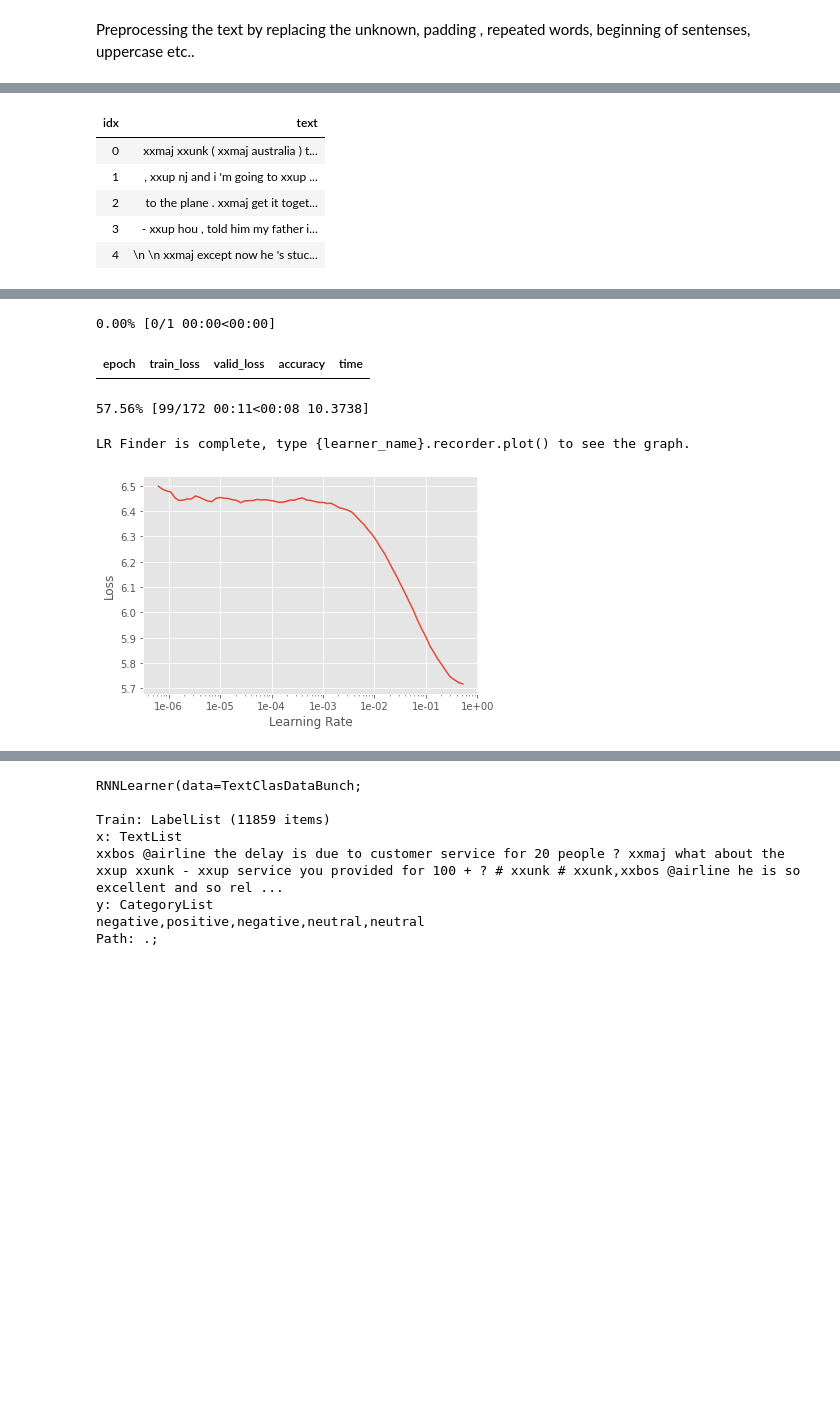
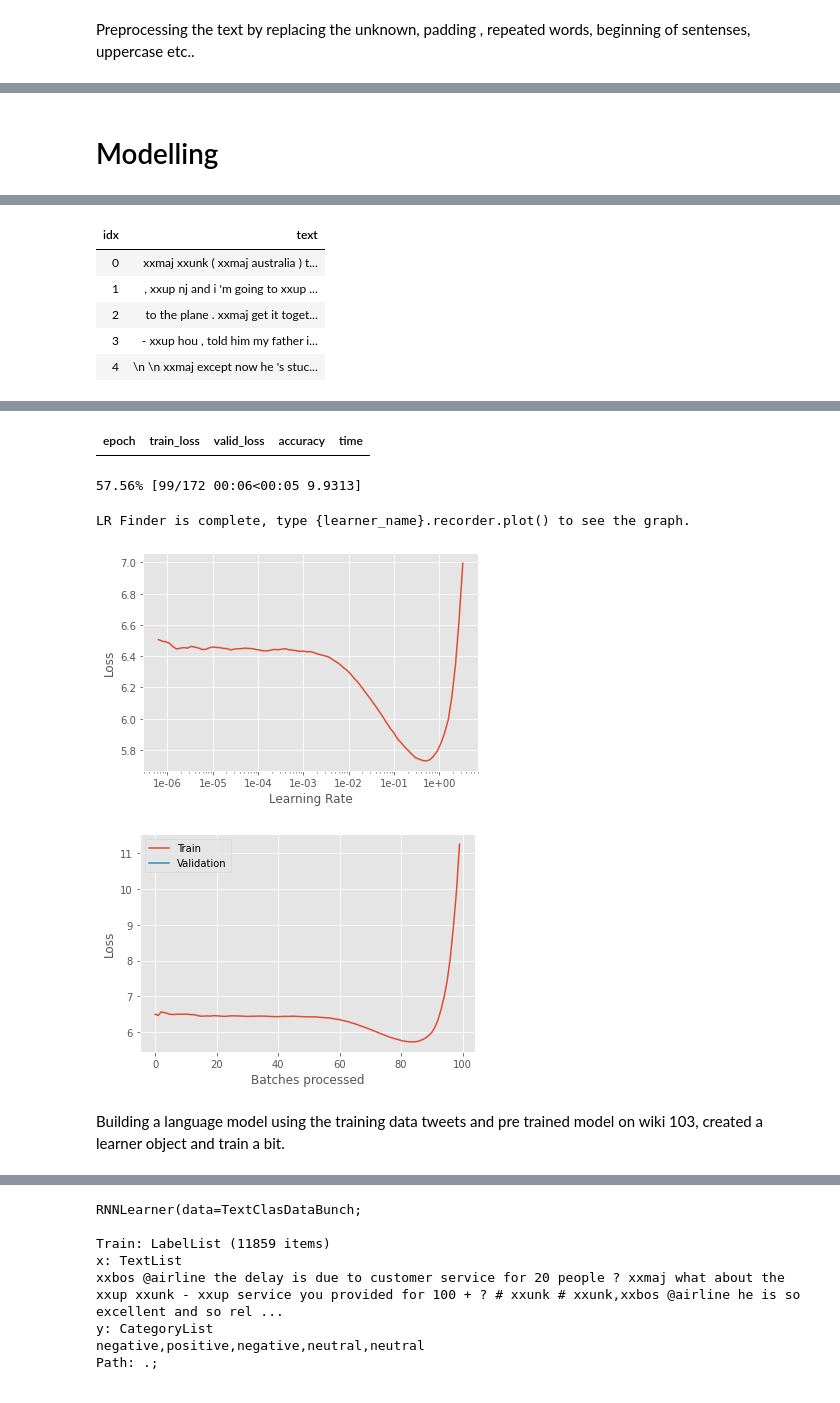
Before and after one commit to Phrmth/New, a Jupyter notebook: Submission_of_Twitter_Airline_ULMFiT.ipynb, the cells around one changed output, grey strips where cells are left out. Drawn from its saved outputs; the diff is of its cells as text; code cells hidden in the pictures; blank space fills up the shorter version.

```diff
--- a/Submission_of_Twitter_Airline_ULMFiT.ipynb
+++ b/Submission_of_Twitter_Airline_ULMFiT.ipynb
@@ -161,3 +170,5 @@ xxbos @airline we have . xxmaj twice . xxmaj they said they ca n't xxunk those l
+# %% [markdown]
+# Modelling
 # %%
 # Modelling with text only data for the Language Model
 bs = 24
@@ -175,9 +186,11 @@ data_lm.show_batch()
 
 learn = language_model_learner(data_lm, AWD_LSTM, drop_mult=0.3)
 
+
 learn.lr_find()
 
-learn.recorder.plot(skip_end=15)
+learn.recorder.plot()
+learn.recorder.plot_losses()
 # %% [output]
 [interactive output not drawn]
 [interactive output not drawn]
@@ -192,8 +204,10 @@ Downloading https://s3.amazonaws.com/fast-ai-modelzoo/wt103-fwd
+| epoch | train_loss | valid_loss | accuracy | time |
-0.00% [0/1 00:00<00:00]
+57.56% [99/172 00:06<00:05 9.9313]
-| epoch | train_loss | valid_loss | accuracy | time |
-57.56% [99/172 00:11<00:08 10.3738]
+LR Finder is complete, type {learner_name}.recorder.plot() to see the graph.
-LR Finder is complete, type {learner_name}.recorder.plot() to see the graph.
-[figure, old version]
+[figure, new version]
+[figure, added]
+# %% [markdown]
+Building a language model using the training data tweets and pre trained model on wiki 103, created a learner object and train a bit.
 # %%
 learn.fit_one_cycle(1, 1e-2, moms=(0.8,0.7))
 # %% [output]
```
Also changed, not shown: parts of 54 cells of this notebook.
